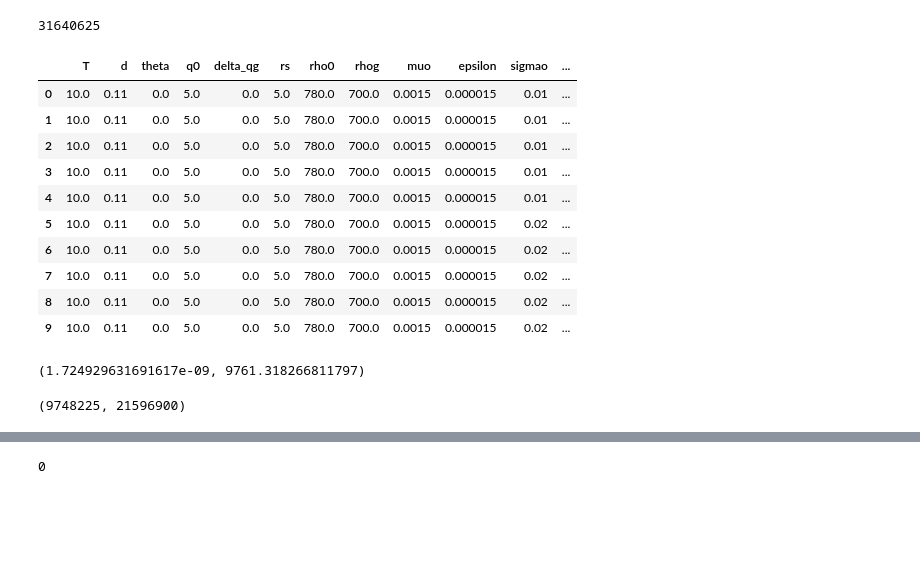
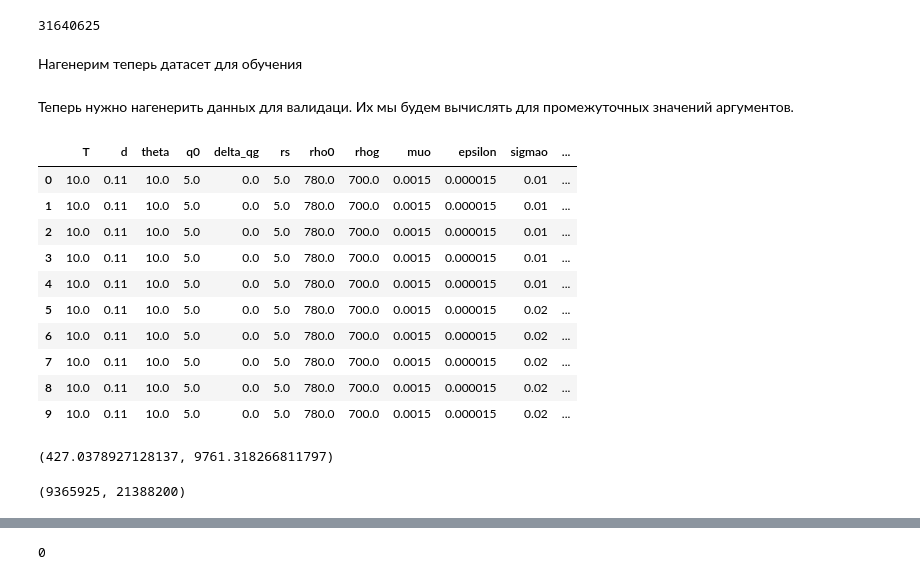
Before and after one commit to sawysockii/Pytorch-KAN-study, a Jupyter notebook: pytorch_KAN.ipynb, the cells around one changed output, grey strips where cells are left out. Cells and saved outputs as stored; diff of their text form; code cells hidden in the pictures; blank space fills up the shorter version.

```diff
--- a/pytorch_KAN.ipynb
+++ b/pytorch_KAN.ipynb
@@ -35,7 +38,7 @@ muo = 0.97 * 1e-3               #вязкость нефти
 epsilon = 18.288 * 1e-6         #шероховатость стенки трубы
 sigmao = 8.41 * 1e-3            #коэффициент поверхностного натяжения нефти
 # wc = 1 - qg0 / q0 / k_og        #коэффициент обводненности
-wc = 0.009
+wc = 0.99
 p = 100                         #давление (где?)
 
 
@@ -166,9 +169,10 @@ def calc_DP_DZ(
 
     dr_corr = DR.DunsRos()
     dr_corr.calc_params(**args_params)
-    if dr_corr.hl > dr_corr.ll:
-        DP_DZ = dr_corr.calc_grav(**args_grav_grad) + dr_corr.calc_fric(**args_fric_grad)
-        return DP_DZ, dr_corr.fp
-    else:
-        return None
+    mode = dr_corr.fp
+    hl = dr_corr.hl
+    ll = dr_corr.ll
+    grav = dr_corr.calc_grav(**args_grav_grad)
+    fric = dr_corr.calc_fric(**args_fric_grad)
+    return mode, grav, fric, hl, ll
 # %%
@@ -195,7 +203,7 @@ count_min = 3
 # Набираем диапазоны выбранных переменных для перебора. Диапазоны короткие, т.к. при переборе будет count**13 значений (у нас 13 входных параметров)
 T = np.linspace(10, 100, count_min)                    #температура гр.Ц.
 d = np.linspace(0.11, 0.32, count)                     #диаметры труб
-theta = np.linspace(0, 90, count_min)                  #уголы наклона
+theta = np.linspace(10, 90, count_min)                  #уголы наклона
 q0 = np.linspace(5, 1000, count)                       #дебит нефти п.у. м**3/с
 delta_qg = np.linspace(0, 1000, count)                 #дельта к дебиту нефти, чтобы не получить отрицательные значения по расходу газа (для корректного рассчета коррелляции)
 rs = np.linspace(5, 30, count)                         #коэффициент растворимости газа в нефти (конденсации) или коэффициент выделения газа из нефти (выкипания)
@@ -212,4 +220,6 @@ for T_i, d_i, theta_i, q0_i, delta_qg_i, rs_i, rho0_i, rhog_i, muo_i, epsilon_i,
 iters_count
 # %% [output]
 31640625
+# %% [markdown]
+Нагенерим теперь датасет для обучения
 # %%
@@ -255,3 +267,5 @@ with tqdm(total=iters_count) as pbar:
                                         'DP_DZ' : DP_DZ,
                                         'mode': mode,
                                         })
+# %% [markdown]
+Теперь нужно нагенерить данных для валидаци. Их мы будем вычислять для промежуточных значений аргументов.
@@ -258,27 +289,27 @@ with tqdm(total=iters_count) as pbar:
 # %%
-data_0_1 = pd.DataFrame(data_fp_0_1_dict)
+data = pd.DataFrame(data_dict)
 # data_2_3 = pd.DataFrame(data_fp_2_3_dict)
-data_0_1.to_csv('data_0_1.csv')
+data.to_csv('data.csv')
 # data_2_3.to_csv('data_2_3.csv')
 # %%
-data_0_1.head(10)
+data.head(10)
 # %% [output]
 |  | T | d | theta | q0 | delta_qg | rs | rho0 | rhog | muo | epsilon | sigmao | ... |
-| 0 | 10.0 | 0.11 | 0.0 | 5.0 | 0.0 | 5.0 | 780.0 | 700.0 | 0.0015 | 0.000015 | 0.01 | ... |
-| 1 | 10.0 | 0.11 | 0.0 | 5.0 | 0.0 | 5.0 | 780.0 | 700.0 | 0.0015 | 0.000015 | 0.01 | ... |
-| 2 | 10.0 | 0.11 | 0.0 | 5.0 | 0.0 | 5.0 | 780.0 | 700.0 | 0.0015 | 0.000015 | 0.01 | ... |
-| 3 | 10.0 | 0.11 | 0.0 | 5.0 | 0.0 | 5.0 | 780.0 | 700.0 | 0.0015 | 0.000015 | 0.01 | ... |
-| 4 | 10.0 | 0.11 | 0.0 | 5.0 | 0.0 | 5.0 | 780.0 | 700.0 | 0.0015 | 0.000015 | 0.01 | ... |
-| 5 | 10.0 | 0.11 | 0.0 | 5.0 | 0.0 | 5.0 | 780.0 | 700.0 | 0.0015 | 0.000015 | 0.02 | ... |
-| 6 | 10.0 | 0.11 | 0.0 | 5.0 | 0.0 | 5.0 | 780.0 | 700.0 | 0.0015 | 0.000015 | 0.02 | ... |
-| 7 | 10.0 | 0.11 | 0.0 | 5.0 | 0.0 | 5.0 | 780.0 | 700.0 | 0.0015 | 0.000015 | 0.02 | ... |
-| 8 | 10.0 | 0.11 | 0.0 | 5.0 | 0.0 | 5.0 | 780.0 | 700.0 | 0.0015 | 0.000015 | 0.02 | ... |
-| 9 | 10.0 | 0.11 | 0.0 | 5.0 | 0.0 | 5.0 | 780.0 | 700.0 | 0.0015 | 0.000015 | 0.02 | ... |
+| 0 | 10.0 | 0.11 | 10.0 | 5.0 | 0.0 | 5.0 | 780.0 | 700.0 | 0.0015 | 0.000015 | 0.01 | ... |
+| 1 | 10.0 | 0.11 | 10.0 | 5.0 | 0.0 | 5.0 | 780.0 | 700.0 | 0.0015 | 0.000015 | 0.01 | ... |
+| 2 | 10.0 | 0.11 | 10.0 | 5.0 | 0.0 | 5.0 | 780.0 | 700.0 | 0.0015 | 0.000015 | 0.01 | ... |
+| 3 | 10.0 | 0.11 | 10.0 | 5.0 | 0.0 | 5.0 | 780.0 | 700.0 | 0.0015 | 0.000015 | 0.01 | ... |
+| 4 | 10.0 | 0.11 | 10.0 | 5.0 | 0.0 | 5.0 | 780.0 | 700.0 | 0.0015 | 0.000015 | 0.01 | ... |
+| 5 | 10.0 | 0.11 | 10.0 | 5.0 | 0.0 | 5.0 | 780.0 | 700.0 | 0.0015 | 0.000015 | 0.02 | ... |
+| 6 | 10.0 | 0.11 | 10.0 | 5.0 | 0.0 | 5.0 | 780.0 | 700.0 | 0.0015 | 0.000015 | 0.02 | ... |
+| 7 | 10.0 | 0.11 | 10.0 | 5.0 | 0.0 | 5.0 | 780.0 | 700.0 | 0.0015 | 0.000015 | 0.02 | ... |
+| 8 | 10.0 | 0.11 | 10.0 | 5.0 | 0.0 | 5.0 | 780.0 | 700.0 | 0.0015 | 0.000015 | 0.02 | ... |
+| 9 | 10.0 | 0.11 | 10.0 | 5.0 | 0.0 | 5.0 | 780.0 | 700.0 | 0.0015 | 0.000015 | 0.02 | ... |
 # %%
-data_0_1['DP_DZ'].min(), data_0_1['DP_DZ'].max()
+data['DP_DZ'].min(), data['DP_DZ'].max()
 # %% [output]
-(1.724929631691617e-09, 9761.318266811797)
+(427.0378927128137, 9761.318266811797)
 # %%
-data_0_1[data_0_1['mode'] == 1].count()['mode'], data_0_1[data_0_1['mode'] == 0].count()['mode']
+data[data['mode'] == 1].count()['mode'], data[data['mode'] == 0].count()['mode']
 # %% [output]
-(9748225, 21596900)
+(9365925, 21388200)
```
Also changed, not shown: parts of 74 cells of this notebook.
